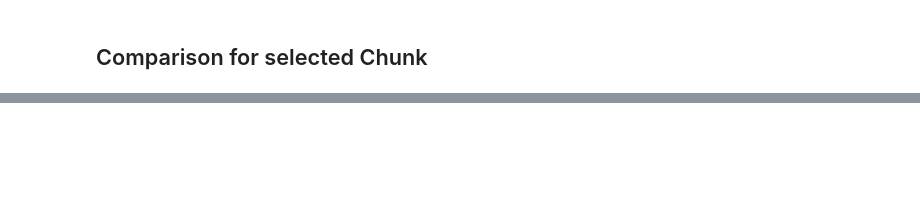
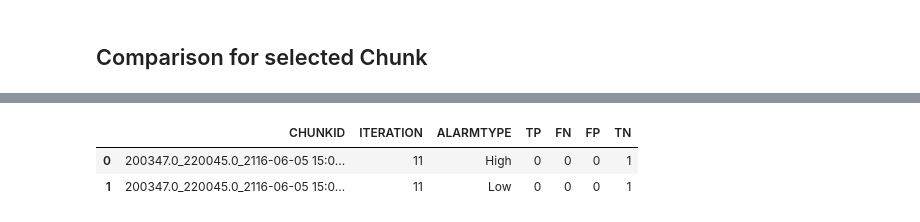
Before and after one commit to denise97/dhl2021, a Jupyter notebook: mimic_prediction_arima/analysis_arima-x_accuracy.ipynb, the cells around one changed output, grey strips where cells are left out. Saved outputs shown, nothing was run; the diff lists cells and outputs as text; code cells hidden in the pictures; blank space fills up the shorter version.

```diff
--- a/mimic_prediction_arima/analysis_arima-x_accuracy.ipynb
+++ b/mimic_prediction_arima/analysis_arima-x_accuracy.ipynb
@@ -95,21 +97,30 @@ def dict_to_df(selected_dict):
 
     return selected_dict_as_df
 
+# Prepare data frame to look pretty (rename column, replace values)
+def prepare_df(df):
+    df.rename(columns = {'CHUNK_ID_FILLED_TH':'CHUNKID', 'ACCURACY_TYPE':'ALARMTYPE'}, inplace=True)
+    df.replace(
+        ['accuracy_high_alarms_arima', 'accuracy_low_alarms_arima','accuracy_high_alarms_arimax', 'accuracy_low_alarms_arimax'],
+        ['High', 'Low','High', 'Low'],
+        inplace=True)
+    return df
+
 # Create confusion matrix per chunk by aggregating so that TP, FN, FP, and TN of the several chunk iterations are summed up
 def aggregate_to_confusion_matrix_per_chunk(df):
     confusion_matrix_per_chunk = pd.DataFrame({})
-    confusion_matrix_per_chunk = df.groupby(['CHUNK_ID_FILLED_TH', 'ACCURACY_TYPE'])[['TP', 'FN', 'FP', 'TN']].agg('sum').reset_index()
+    confusion_matrix_per_chunk = df.groupby(['CHUNKID', 'ACCURACY_TYPE'])[['TP', 'FN', 'FP', 'TN']].agg('sum').reset_index()
     return confusion_matrix_per_chunk
 
 # Create confusion matrix by aggregating so that TP, FN, FP, and TN of all chunks are summed up
 def aggregate_to_confusion_matrix_per_model(df):
-    confusion_matrix_per_model = df.groupby(['ACCURACY_TYPE'])[['TP', 'FN', 'FP', 'TN']].agg('sum')
+    confusion_matrix_per_model = df.groupby(['ALARMTYPE'])[['TP', 'FN', 'FP', 'TN']].agg('sum')
     return confusion_matrix_per_model
 
 # Calculate statistics about the number of chunks as well as chunk iteration combinations
 def calc_stats(df):
-    chunks = len(df.CHUNK_ID_FILLED_TH.unique())
-    iterations = sum(df.groupby(['CHUNK_ID_FILLED_TH'])['ITERATION'].nunique())
+    chunks = len(df.CHUNKID.unique())
+    iterations = sum(df.groupby(['CHUNKID'])['ITERATION'].nunique())
     stats = pd.DataFrame({
         'CHUNKS':       [chunks],
         'ITERATIONS':   [iterations]
@@ -118,12 +129,12 @@ def calc_stats(df):
 
 # Create confusion matrix per chunk by aggregating so that TP, FN, FP, and TN of the several chunk iterations are summed up
 def aggregate_to_confusion_matrix_per_chunk(df):
-    confusion_matrix_per_chunk = df.groupby(['CHUNK_ID_FILLED_TH', 'ACCURACY_TYPE'])[['TP', 'FN', 'FP', 'TN']].agg('sum').reset_index()
+    confusion_matrix_per_chunk = df.groupby(['CHUNKID', 'ALARMTYPE'])[['TP', 'FN', 'FP', 'TN']].agg('sum').reset_index()
     return confusion_matrix_per_chunk
 
 # Create confusion matrix by aggregating so that TP, FN, FP, and TN of all chunks are summed up
 def aggregate_to_confusion_matrix_per_model(df):
-    confusion_matrix_per_model = df.groupby(['ACCURACY_TYPE'])[['TP', 'FN', 'FP', 'TN']].agg('sum')
+    confusion_matrix_per_model = df.groupby(['ALARMTYPE'])[['TP', 'FN', 'FP', 'TN']].agg('sum')
     return confusion_matrix_per_model
 
 # Calculate statistical measures for evaluation of the model
@@ -185,16 +215,19 @@ stats_01_arima_steady_12_o2_first1000 = calc_stats(confusion_matrices_per_chunk_
 # 02 - ARIMA - Expanding Train Size 12
 # Transform nested dictionary into data frame
 
-confusion_matrices_per_chunk_02_arima_expanding_12_hr_first1000 = dict_to_df(accuracy_dict_for_chunk_iterations_arima_expanding_12_hr_first1000)
+confusion_matrices_per_chunk_02_arima_expanding_12_hr = dict_to_df(accuracy_dict_for_chunk_iterations_arima_expanding_12_hr)
+confusion_matrices_per_chunk_02_arima_expanding_12_hr = prepare_df(confusion_matrices_per_chunk_02_arima_expanding_12_hr)
 
-confusion_matrices_per_chunk_02_arima_expanding_12_bp_first1000 = dict_to_df(accuracy_dict_for_chunk_iterations_arima_expanding_12_bp_first1000)
+confusion_matrices_per_chunk_02_arima_expanding_12_bp = dict_to_df(accuracy_dict_for_chunk_iterations_arima_expanding_12_bp)
+confusion_matrices_per_chunk_02_arima_expanding_12_bp = prepare_df(confusion_matrices_per_chunk_02_arima_expanding_12_bp)
 
-confusion_matrices_per_chunk_02_arima_expanding_12_o2_first1000 = dict_to_df(accuracy_dict_for_chunk_iterations_arima_expanding_12_o2_first1000)
+confusion_matrices_per_chunk_02_arima_expanding_12_o2 = dict_to_df(accuracy_dict_for_chunk_iterations_arima_expanding_12_o2)
+confusion_matrices_per_chunk_02_arima_expanding_12_o2 = prepare_df(confusion_matrices_per_chunk_02_arima_expanding_12_o2)
 
 # Calculate statistics about the number of chunks as well as chunk iteration combinations
 
-stats_02_arima_expanding_12_hr_first1000 = calc_stats(confusion_matrices_per_chunk_02_arima_expanding_12_hr_first1000)
+stats_02_arima_expanding_12_hr = calc_stats(confusion_matrices_per_chunk_02_arima_expanding_12_hr)
 
-stats_02_arima_expanding_12_bp_first1000 = calc_stats(confusion_matrices_per_chunk_02_arima_expanding_12_bp_first1000)
+stats_02_arima_expanding_12_bp = calc_stats(confusion_matrices_per_chunk_02_arima_expanding_12_bp)
 
-stats_02_arima_expanding_12_o2_first1000 = calc_stats(confusion_matrices_per_chunk_02_arima_expanding_12_o2_first1000)
+stats_02_arima_expanding_12_o2 = calc_stats(confusion_matrices_per_chunk_02_arima_expanding_12_o2)
@@ -566,7 +769,11 @@ confusion_matrix_per_chunk_02_arima_expanding_df[
 # %%
 # 02 - ARIMA - Expanding TRAIN Size
 # Confusion matrix for selected iteration for selected chunk
-confusion_matrices_per_chunk_02_arima_expanding_df[
-    (confusion_matrices_per_chunk_02_arima_expanding_df.CHUNK_ID_FILLED_TH == selected_chunkid) &
-    (confusion_matrices_per_chunk_02_arima_expanding_df.ITERATION == selected_iteration)
+confusion_matrices_per_chunk_02_arima_expanding_12_hr[
+    (confusion_matrices_per_chunk_02_arima_expanding_12_hr.CHUNKID == selected_chunkid) &
+    (confusion_matrices_per_chunk_02_arima_expanding_12_hr.ITERATION == selected_iteration)
     ]
+# %% [output]
+|  | CHUNKID | ITERATION | ALARMTYPE | TP | FN | FP | TN |
+| 0 | 200347.0_220045.0_2116-06-05 15:0... | 11 | High | 0 | 0 | 0 | 1 |
+| 1 | 200347.0_220045.0_2116-06-05 15:0... | 11 | Low | 0 | 0 | 0 | 1 |
```
Also changed, not shown: parts of 28 cells of this notebook.
